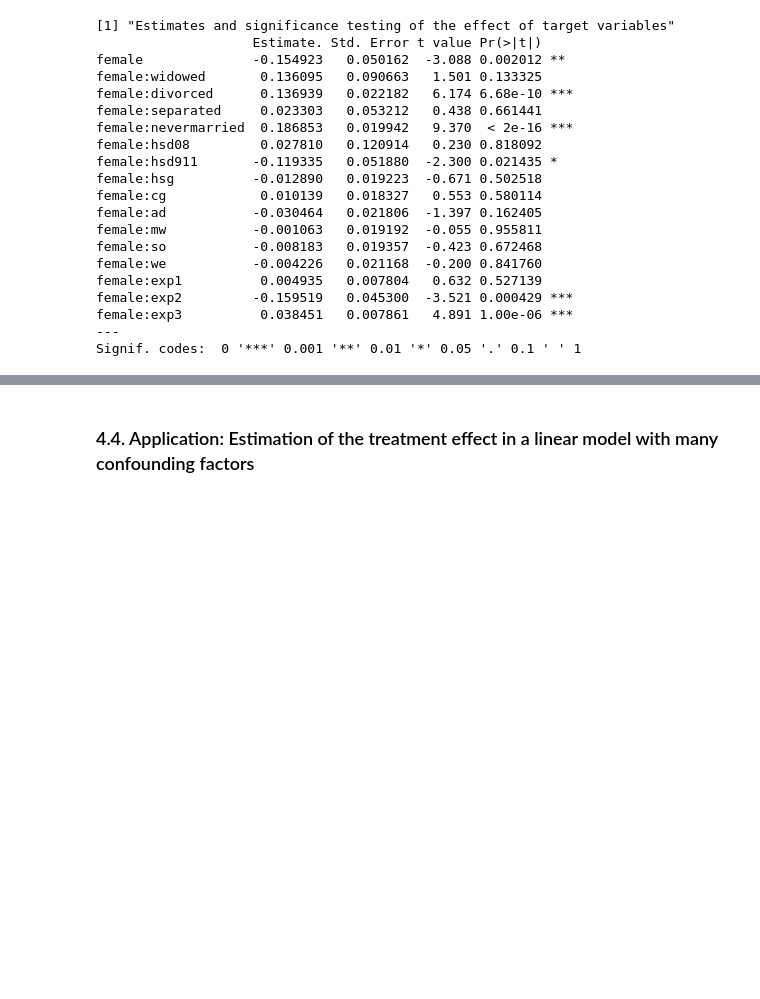
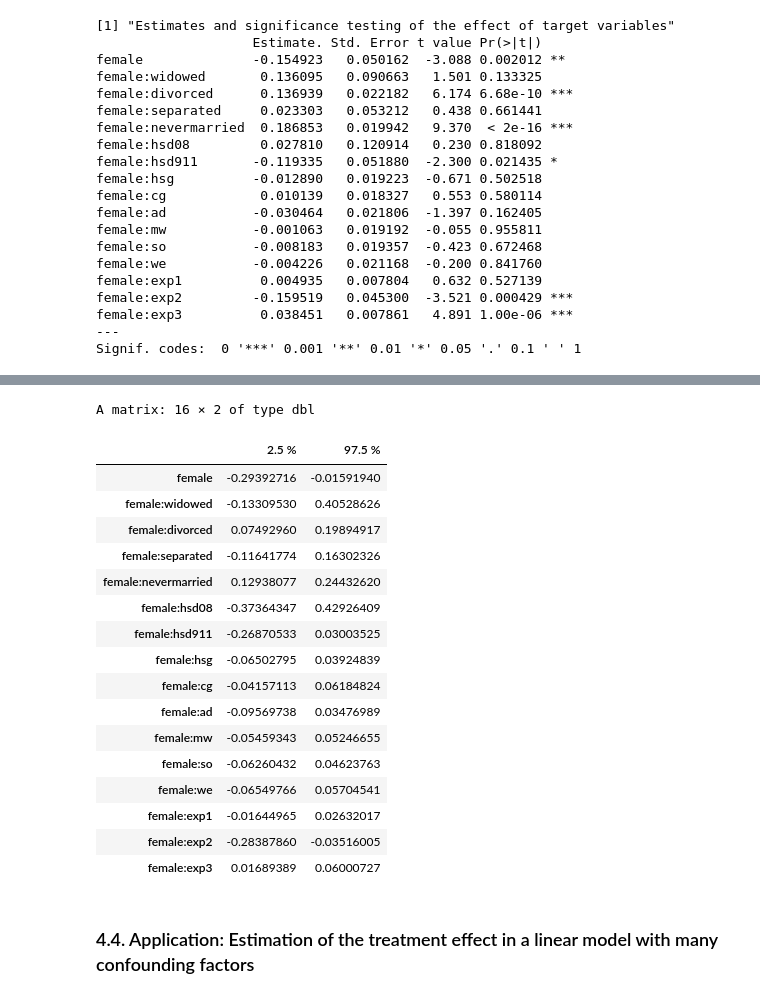
Before and after one commit to d2cml-ai/HDMjl.jl, a Jupyter notebook: tutorial/r_file.ipynb, the cells around one changed output, grey strips where cells are left out. Drawn from its saved outputs; the diff is of its cells as text; code cells hidden in the pictures; blank space fills up the shorter version.

```diff
--- a/tutorial/r_file.ipynb
+++ b/tutorial/r_file.ipynb
@@ -214,3 +186,25 @@ A matrix: 29217 × 16 of type dbl
+# %%
+joint.CI <- confint(effects.female, level = 0.95, joint = TRUE)
+joint.CI
+# %% [output]
+A matrix: 16 × 2 of type dbl
+|  | 2.5 % | 97.5 % |
+| female | -0.29392716 | -0.01591940 |
+| female:widowed | -0.13309530 | 0.40528626 |
+| female:divorced | 0.07492960 | 0.19894917 |
+| female:separated | -0.11641774 | 0.16302326 |
+| female:nevermarried | 0.12938077 | 0.24432620 |
+| female:hsd08 | -0.37364347 | 0.42926409 |
+| female:hsd911 | -0.26870533 | 0.03003525 |
+| female:hsg | -0.06502795 | 0.03924839 |
+| female:cg | -0.04157113 | 0.06184824 |
+| female:ad | -0.09569738 | 0.03476989 |
+| female:mw | -0.05459343 | 0.05246655 |
+| female:so | -0.06260432 | 0.04623763 |
+| female:we | -0.06549766 | 0.05704541 |
+| female:exp1 | -0.01644965 | 0.02632017 |
+| female:exp2 | -0.28387860 | -0.03516005 |
+| female:exp3 | 0.01689389 | 0.06000727 |
 # %% [markdown]
 ### 4.4. Application: Estimation of the treatment effect in a linear model with many confounding factors
 # %%
```
Also changed, not shown: parts of 5 cells of this notebook, 2 other files.
